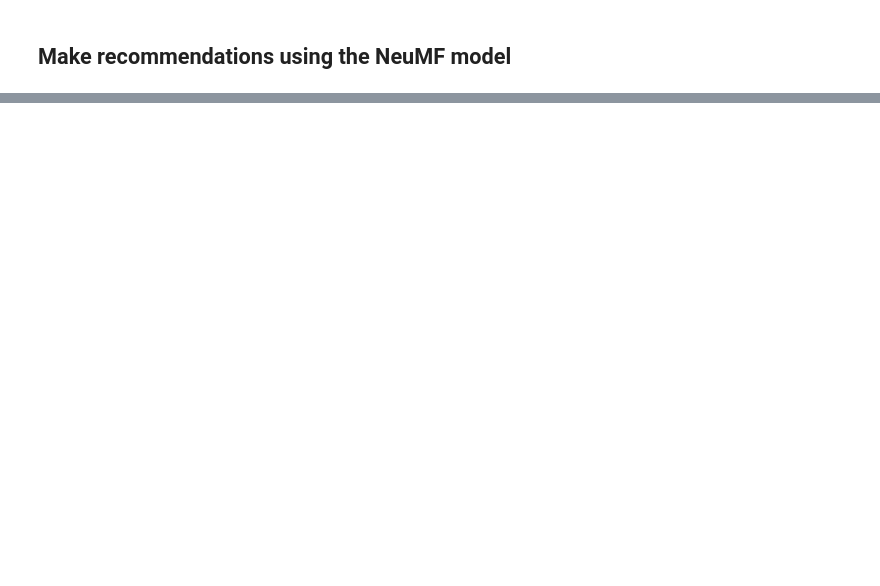
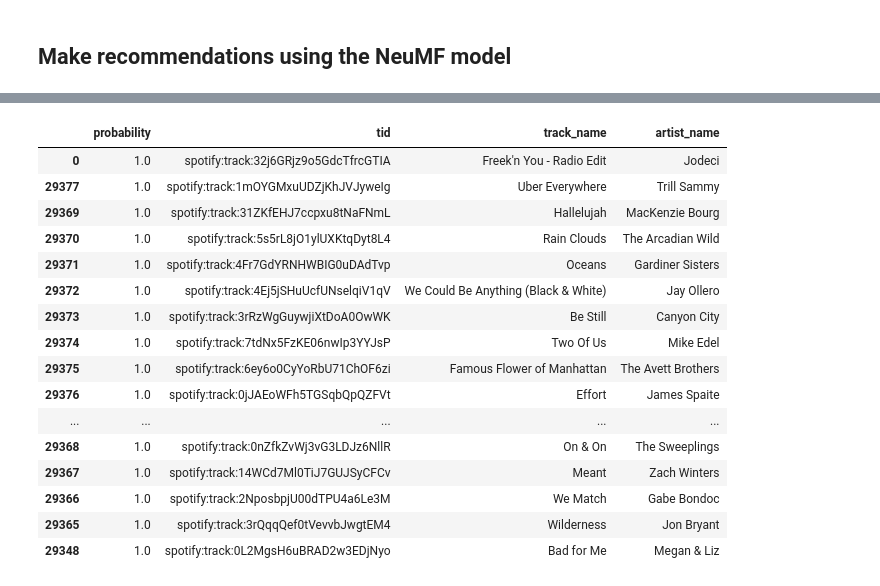
Before and after one commit to icarus08/ml-spotify-recommendations, a Jupyter notebook: knn_ncf.ipynb, the cells around one changed output, grey strips where cells are left out. Cells and saved outputs as stored; diff of their text form; code cells hidden in the pictures; blank space fills up the shorter version.

```diff
--- a/knn_ncf.ipynb
+++ b/knn_ncf.ipynb
@@ -396,8 +391,11 @@ other playlists in cluster: 2274
 # %%
+from collections import OrderedDict
 tracks = []
 for pid in similar_playlists:
     tracks += list(total_playlist_tracks_df[total_playlist_tracks_df['pid'] == pid]['cat_codes'])
 print(f'other tracks from similar_playlists in cluster: {len(tracks)}')
+
+tracks = list(OrderedDict.fromkeys(tracks))
 
 pids_pred = np.full(len(tracks), playlist_for_test, dtype='int32')
 tracks_pred = np.array(tracks, dtype='int32')
@@ -454,3 +408,40 @@ uwu.sort_values(by=['code'])
+# %%
+unique_playlist_tracks_df = total_playlist_tracks_df.drop_duplicates(subset=['cat_codes'])
+unique_playlist_tracks_df = unique_playlist_tracks_df.sort_values(by=['cat_codes'], ascending=False)
+
+unique_tids_by_cat_codes = np.array(unique_playlist_tracks_df['tid'])
+unique_result_merged = unique_playlist_tracks_df.merge(tracks_info_df, on='tid')
+other_features_by_cat_codes = np.array([(row['track_name'],row['artist_name']) for i, row in unique_result_merged.iterrows()])
+
+def get_results_df():
+    for i, probability in enumerate(tqdm(results)):
+        tid = unique_tids_by_cat_codes[i]
+        other_features = other_features_by_cat_codes[i]
+        yield probability, tid, *other_features
+
+results_df = pd.DataFrame(get_results_df(), index=range(len(results)), columns=['probability', 'tid','track_name', 'artist_name'])
+results_df = results_df.sort_values(by=['probability'], ascending=False)
+
+nmf_preds = results_df.head(NUM_WITHHELD)
+nmf_preds
+# %% [output]
+|  | probability | tid | track_name | artist_name |
+| 0 | 1.0 | spotify:track:32j6GRjz9o5GdcTfrcGTIA | Freek'n You - Radio Edit | Jodeci |
+| 29377 | 1.0 | spotify:track:1mOYGMxuUDZjKhJVJyweIg | Uber Everywhere | Trill Sammy |
+| 29369 | 1.0 | spotify:track:31ZKfEHJ7ccpxu8tNaFNmL | Hallelujah | MacKenzie Bourg |
+| 29370 | 1.0 | spotify:track:5s5rL8jO1ylUXKtqDyt8L4 | Rain Clouds | The Arcadian Wild |
+| 29371 | 1.0 | spotify:track:4Fr7GdYRNHWBIG0uDAdTvp | Oceans | Gardiner Sisters |
+| 29372 | 1.0 | spotify:track:4Ej5jSHuUcfUNselqiV1qV | We Could Be Anything (Black & White) | Jay Ollero |
+| 29373 | 1.0 | spotify:track:3rRzWgGuywjiXtDoA0OwWK | Be Still | Canyon City |
+| 29374 | 1.0 | spotify:track:7tdNx5FzKE06nwIp3YYJsP | Two Of Us | Mike Edel |
+| 29375 | 1.0 | spotify:track:6ey6o0CyYoRbU71ChOF6zi | Famous Flower of Manhattan | The Avett Brothers |
+| 29376 | 1.0 | spotify:track:0jJAEoWFh5TGSqbQpQZFVt | Effort | James Spaite |
+| ... | ... | ... | ... | ... |
+| 29368 | 1.0 | spotify:track:0nZfkZvWj3vG3LDJz6NllR | On & On | The Sweeplings |
+| 29367 | 1.0 | spotify:track:14WCd7Ml0TiJ7GUJSyCFCv | Meant | Zach Winters |
+| 29366 | 1.0 | spotify:track:2NposbpjU00dTPU4a6Le3M | We Match | Gabe Bondoc |
+| 29365 | 1.0 | spotify:track:3rQqqQef0tVevvbJwgtEM4 | Wilderness | Jon Bryant |
+| 29348 | 1.0 | spotify:track:0L2MgsH6uBRAD2w3EDjNyo | Bad for Me | Megan & Liz |
 # %%
 def predictions_nmf():
     for idx,row in nmf_preds.iterrows():
```
Also changed, not shown: parts of 14 cells of this notebook, 3 other files.
